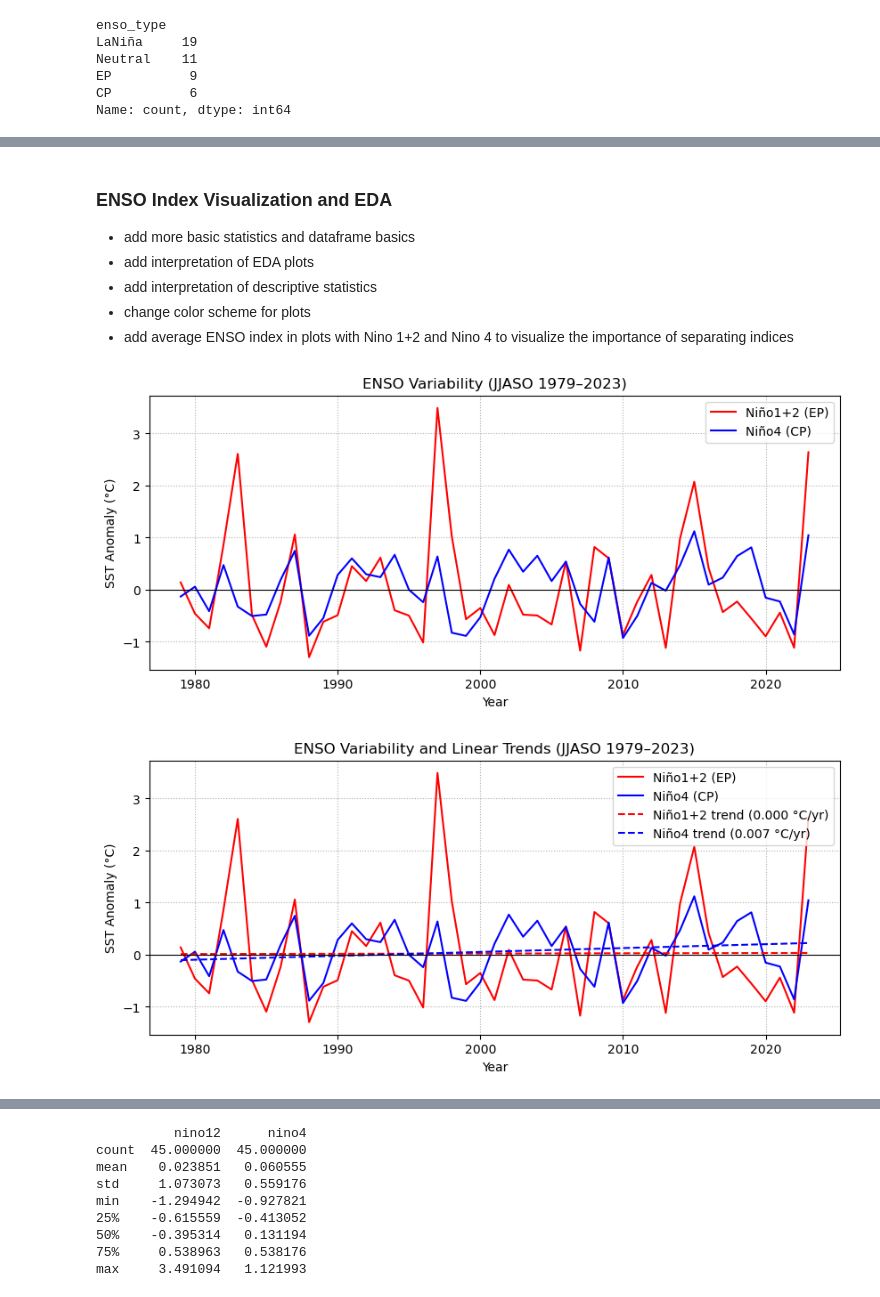
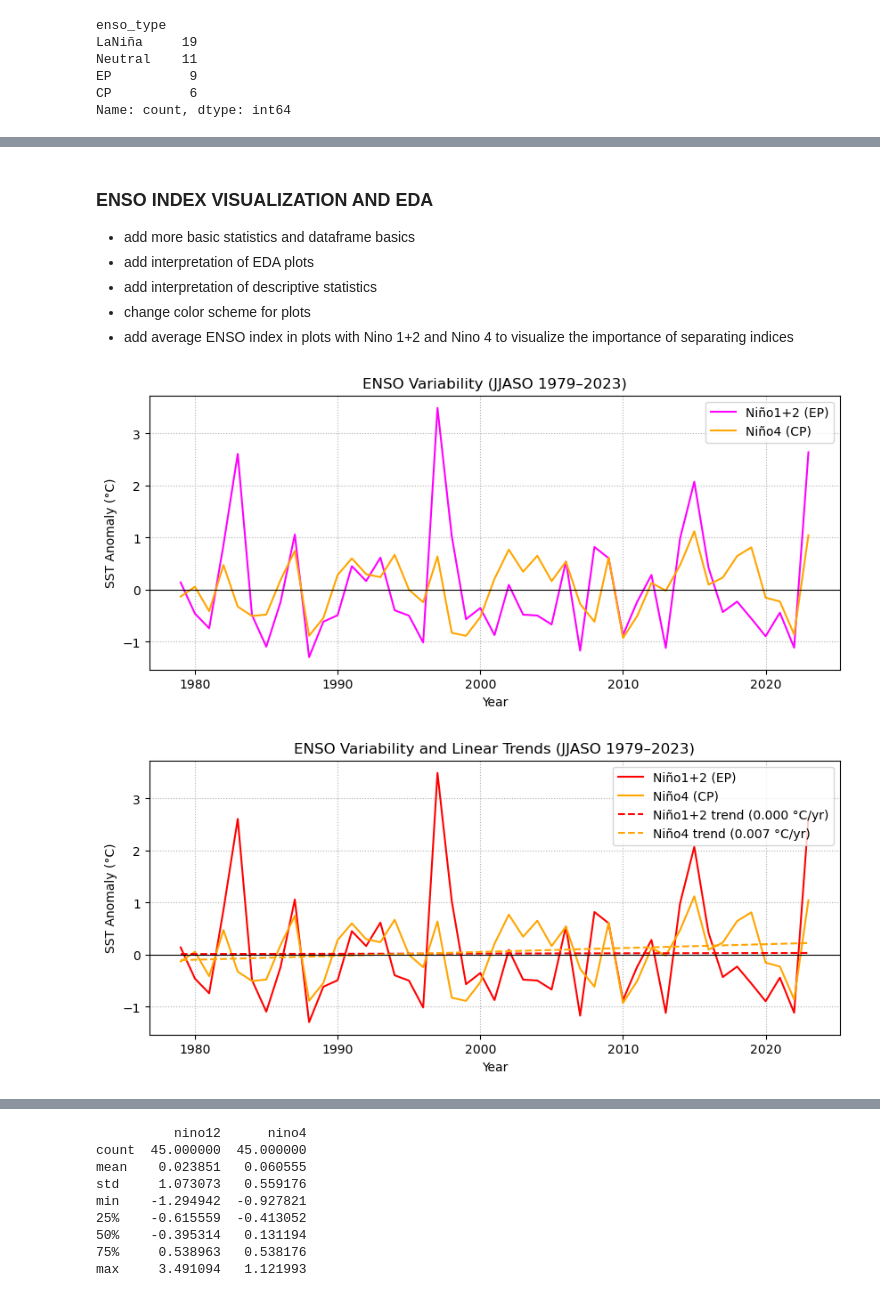
Before and after one commit to erinsatmosphere/ATMS_596_Final, a Jupyter notebook: ATMS_596_Final.ipynb, the cells around one changed output, grey strips where cells are left out. Drawn from its saved outputs; the diff is of its cells as text; code cells hidden in the pictures.

```diff
--- a/ATMS_596_Final.ipynb
+++ b/ATMS_596_Final.ipynb
@@ -449,5 +577,5 @@ Name: count, dtype: int64
 # %% [markdown]
-### ENSO Index Visualization and EDA
+### ENSO INDEX VISUALIZATION AND EDA
 - add more basic statistics and dataframe basics
 - add interpretation of EDA plots
 - add interpretation of descriptive statistics
@@ -456,8 +584,8 @@ Name: count, dtype: int64
 # %%
 # ENSO index EDA: plot shows EP vs CP interannual variability during JJASO
 plt.figure(figsize=(10,4))
-plt.plot(enso_jjaso['year'], enso_jjaso['nino12'], 'r-', label='Niño1+2 (EP)')   # EP index
-plt.plot(enso_jjaso['year'], enso_jjaso['nino4'],  'o-', label='Niño4 (CP)')     # CP index
+plt.plot(enso_jjaso['year'], enso_jjaso['nino12'], '-', color = 'magenta', label='Niño1+2 (EP)')   # EP index
+plt.plot(enso_jjaso['year'], enso_jjaso['nino4'],  '-', color="orange", label='Niño4 (CP)')     # CP index
 plt.axhline(0, color='k', lw=0.8)
 
 plt.title('ENSO Variability (JJASO 1979–2023)')
@@ -500,34 +628,34 @@ plt.show()
 #       - Late 1970s–1980s: generally modest anomalies except the huge 82–83 EP El Niño
 #       - 1990s: more variance including 1997–98 EP extreme event
 #       - 2000s: more Niño4-dominated (CP) events
 #       - 2010s: mix of strong CP and EP events
 #       - 2020s: return of very strong EP expression (2023)
 #
 # This decadal pattern is consistent with published literature on ENSO regime shifts and warming trends in the Pacific - add sources & check relevance XXX
 #                   - Yeh et al. (2009): El Niño in a changing climate
 #                   - Lee & McPhaden (2010): Increasing intensity of El Niño in the central-equatorial Pacific
 #                   - Capotondi et al. (2015): Understanding ENSO diversity
 #
 # this plot:
 #       - confirms that ENSO indices are computed correctly
 #       - confirms the structure, variance, and major event years align with NOAA ENSO records
 #       - demonstrates clear ENSO diversity/spatial pattern differences
 #       - visualizes what this study is investigating — different ENSO patterns create different environmental conditions for TCs
 #       - helps identify EP vs CP years for classification
 #
 # to summarize ENSO classification scheme:
 #       - EP years: Niño1+2 > Niño4 and above +0.5°C
 #       - CP years: Niño4 > Niño1+2 and above +0.5°C
 #       - La Niña years: either index < –0.5°C
 #       - Neutral: in between
 #
 # this classification allows for categorical analysis of TC activity based on ENSO “flavor”
 # and establishes ENSO forcing as distinctly episodic, not linear, which supports:
 #       - using ENSO “types” as categorical variables
 #       - conducting ANOVA/t-tests/regressions comparing EP vs CP
 #       - framing TC responses around discrete event classes rather than continuous predictors only
 # %% [output]
-[figure, old version]
+[figure, new version]
 # %%
 # ENSO trends: JJASO Niño1+2 and Niño4 linear trends - probably delete XXX
 
@@ -545,9 +673,9 @@ trend_n4  = np.polyval(coef_n4,  t_anom)
 
 plt.figure(figsize=(10,4))
 plt.plot(enso_jjaso['year'], enso_jjaso['nino12'], 'r-', label='Niño1+2 (EP)')
-plt.plot(enso_jjaso['year'], enso_jjaso['nino4'],  'o-', label='Niño4 (CP)')
+plt.plot(enso_jjaso['year'], enso_jjaso['nino4'],  '-', color="orange", label='Niño4 (CP)')
 plt.plot(enso_jjaso['year'], trend_n12, 'r--', label=f'Niño1+2 trend ({coef_n12[0]:.3f} °C/yr)')
-plt.plot(enso_jjaso['year'], trend_n4,  'o--', label=f'Niño4 trend ({coef_n4[0]:.3f} °C/yr)')
+plt.plot(enso_jjaso['year'], trend_n4,  '--', color="orange", label=f'Niño4 trend ({coef_n4[0]:.3f} °C/yr)')
 plt.axhline(0, color='k', lw=0.8)
 plt.title('ENSO Variability and Linear Trends (JJASO 1979–2023)')
 plt.xlabel('Year'); plt.ylabel('SST Anomaly (°C)')
@@ -555,5 +683,5 @@ plt.legend()
 plt.grid(True, linestyle=':')
 plt.show()
 # %% [output]
-[figure, old version]
+[figure, new version]
 # %%
```
Also changed, not shown: parts of 77 cells of this notebook.
